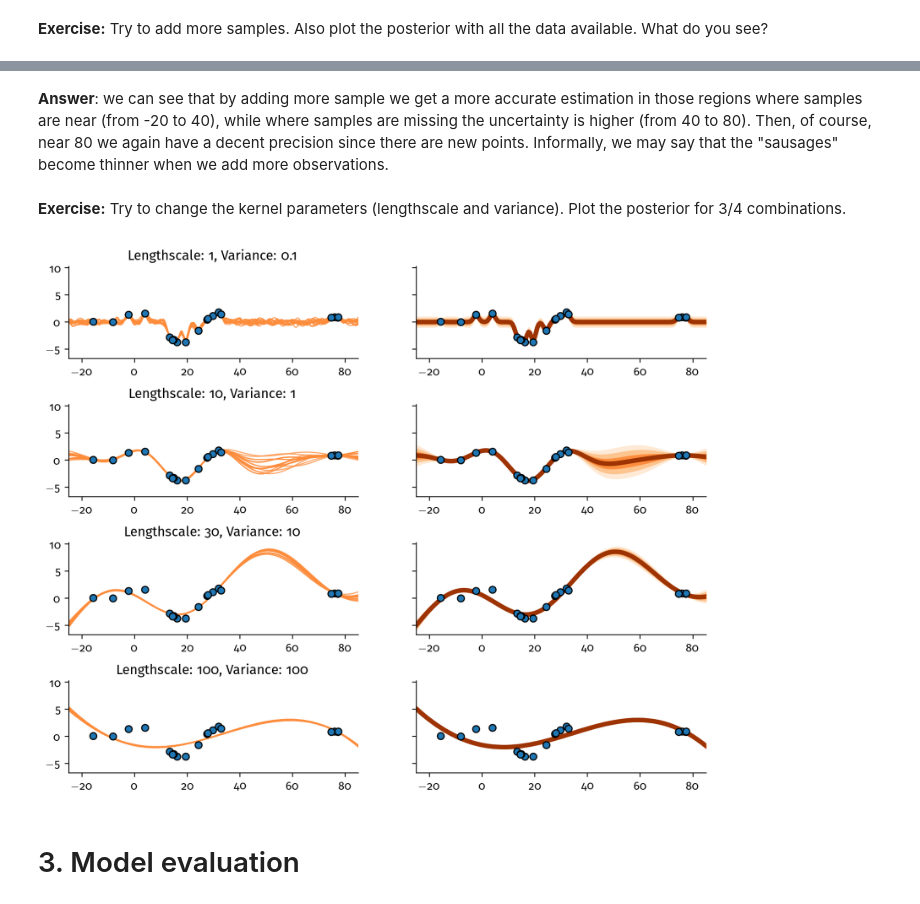
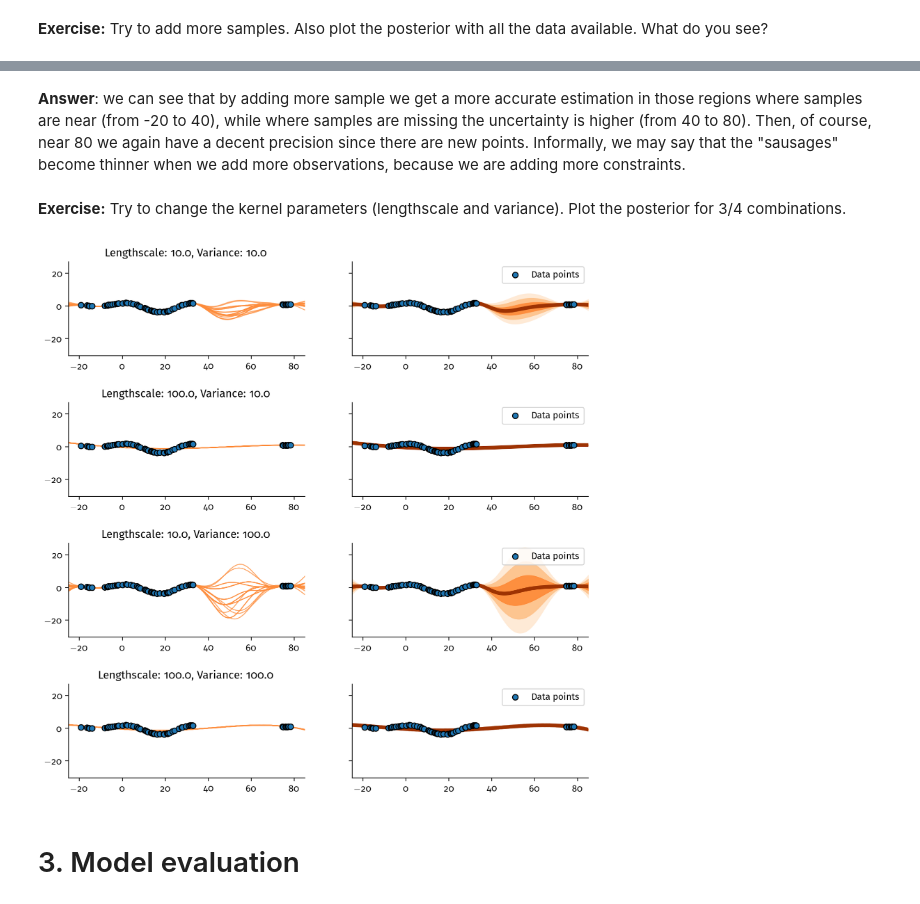
Before and after one commit to andrea-leone-mcs/ASI, a Jupyter notebook: lab_week2-public/Gaussian_Process_Regression.ipynb, the cells around one changed output, grey strips where cells are left out. Saved outputs shown, nothing was run; the diff lists cells and outputs as text; code cells hidden in the pictures.

Commit message:
feat: add answers

```diff
--- a/lab_week2-public/Gaussian_Process_Regression.ipynb
+++ b/lab_week2-public/Gaussian_Process_Regression.ipynb
@@ -283,6 +319,7 @@ ytr = y[idx] # @@ COMPLETE @@ #
 **Exercise:**
 Run the previously completed function to compute the GP posterior.
 # %%
+params = { "lengthscale": 15.0, "variance": 2.0 }
 f_mean, f_cov = predict_f_posterior(params, rbf_kernel, Xtr, ytr, Xt) # @@ COMPLETE @@ #
 # %% [markdown]
 **Exercise:**
@@ -352,37 +389,37 @@ plt.show()
 # %% [markdown]
-**Answer**: we can see that by adding more sample we get a more accurate estimation in those regions where samples are near (from -20 to 40), while where samples are missing the uncertainty is higher (from 40 to 80). Then, of course, near 80 we again have a decent precision since there are new points. Informally, we may say that the "sausages" become thinner when we add more observations.
+**Answer**: we can see that by adding more sample we get a more accurate estimation in those regions where samples are near (from -20 to 40), while where samples are missing the uncertainty is higher (from 40 to 80). Then, of course, near 80 we again have a decent precision since there are new points. Informally, we may say that the "sausages" become thinner when we add more observations, because we are adding more constraints.
 # %% [markdown]
 **Exercise:**
 Try to change the kernel parameters (lengthscale and variance). Plot the posterior for 3/4 combinations.
 # %%
-lengthscales = [1, 10, 30, 100]
-variances = [0.1, 1, 10, 100]
+lengthscales = [10.0, 100.0]
+variances = [10.0, 100.0]
 
-fig, axs = plt.subplots(4, 2, figsize=[10, 8], sharey=True)
+fig, axs = plt.subplots(4, 2, figsize=[10, 10], sharey=True)
 
-for (ls, v, ax) in zip(lengthscales, variances, axs):
-    params = {"lengthscale": ls, "variance": v}
+for i, lengthscale in enumerate(lengthscales):
+    for j, variance in enumerate(variances):
+        params = {"lengthscale": lengthscale, "variance": variance}
 
-    np.random.seed(14)
-    idx = np.random.permutation(len(X))[:20]
-    Xtr = X[idx]
-    ytr = y[idx]
+        np.random.seed(14)
+        Xtr = X
+        ytr = y
+        f_mean, f_cov = predict_f_posterior(params, rbf_kernel, Xtr, ytr, Xt)
 
-    f_mean, f_cov = predict_f_posterior(params, rbf_kernel, Xtr, ytr, Xt)
+        np.random.seed(0)
+        samples = np.random.multivariate_normal(f_mean, f_cov, 20)
+        ax0, ax1 = axs[j * 2 + i]
 
-    np.random.seed(0)
-    samples = np.random.multivariate_normal(f_mean, f_cov, 20)
-
-    ax[0].set_title(f"Lengthscale: {ls}, Variance: {v}")
-    plot_samples(Xt, samples, palette="Oranges", ax=ax[0])
-    plot_data(Xtr, ytr, ax[0])
-    plot_gp(Xt, f_mean, f_cov, ax=ax[1], palette="Oranges")
-    plot_data(Xtr, ytr, ax[1])
-
+        ax0.set_title(rf"Lengthscale: {lengthscale}, Variance: {variance}")
+        plot_samples(Xt, samples, palette="Oranges", ax=ax0)
+        plot_data(Xtr, ytr, ax0)
+        plot_gp(Xt, f_mean, f_cov, ax=ax1, palette="Oranges")
+        plot_data(Xtr, ytr, ax1)
+        ax1.legend()
 fig.subplots_adjust(hspace=0.5)
 plt.show()
 # %% [output]
-[figure, old version]
+[figure, new version]
 # %% [markdown]
 # 3. Model evaluation
 # %% [markdown]
```
Also changed, not shown: parts of 19 cells of this notebook.
